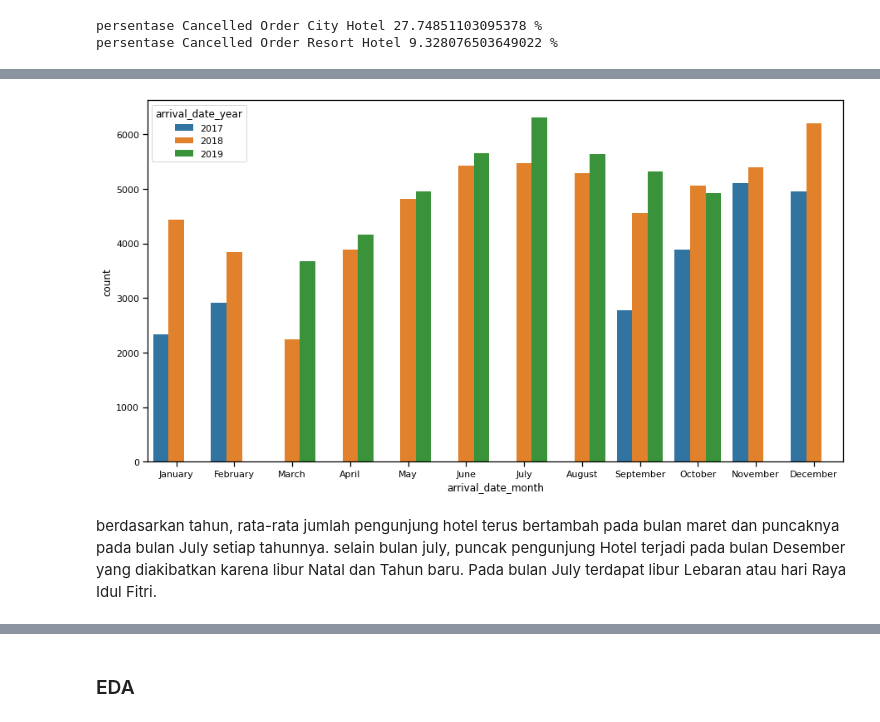
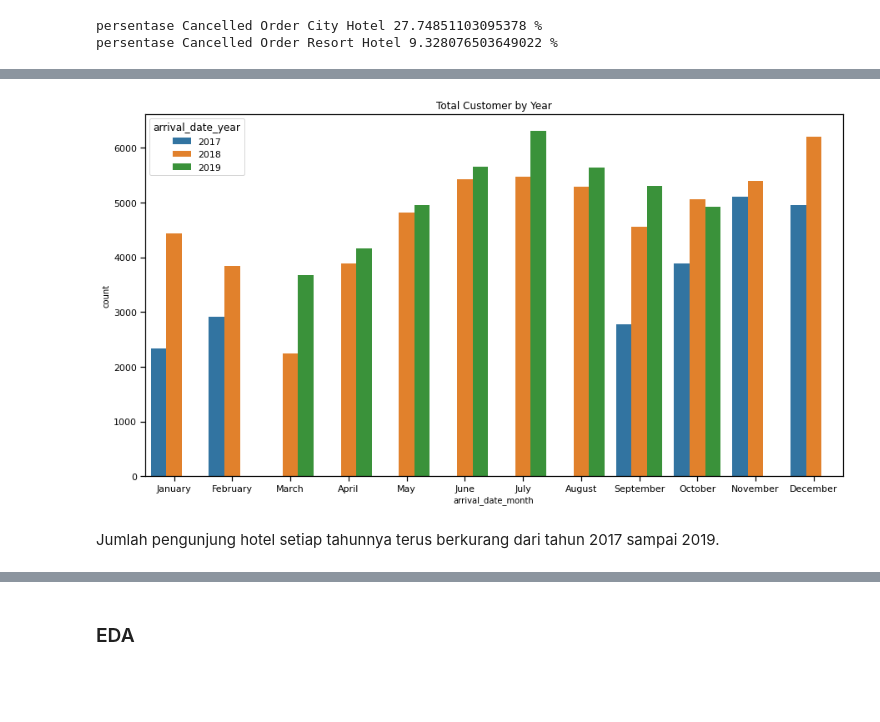
Before and after one commit to Hana5i/Hotel-Business-Insight-Portfolio, a Jupyter notebook: Hotel Business/Hotel Business Insight.ipynb, the cells around one changed output, grey strips where cells are left out. Drawn from its saved outputs; the diff is of its cells as text; code cells hidden in the pictures; blank space fills up the shorter version.

```diff
--- a/Hotel Business/Hotel Business Insight.ipynb
+++ b/Hotel Business/Hotel Business Insight.ipynb
@@ -182,5 +300,6 @@ dapat dilihat bahwa terdapat kenaikan jumlah order Kamar Hotel pada bulan Septem
 plt.figure(figsize= (15,8))
 Months = ['January', 'February', 'March', 'April', 'May', 'June', 'July', 'August', 'September', 'October', 'November', 'December']
 sns.countplot(x='arrival_date_month', hue='arrival_date_year', data=df, order=Months)
+plt.title('Total Customer by Year')
 sns
 # %% [output]
@@ -188,6 +307,6 @@ sns
-[figure, old version]
+[figure, new version]
-# %% [markdown]
-berdasarkan tahun, rata-rata jumlah pengunjung hotel terus bertambah pada bulan maret dan puncaknya pada bulan July setiap tahunnya. selain bulan july, puncak pengunjung Hotel terjadi pada bulan Desember yang diakibatkan karena libur Natal dan Tahun baru. Pada bulan July terdapat libur Lebaran atau hari Raya Idul Fitri.
+# %% [markdown]
+Jumlah pengunjung hotel setiap tahunnya terus berkurang dari tahun 2017 sampai 2019.
 # %%
 # pengunjung yang membawa anak-anak dan bayi di setiap jenis hotel
 plt.figure(figsize= (15,8))
```
Also changed, not shown: parts of 43 cells of this notebook.
